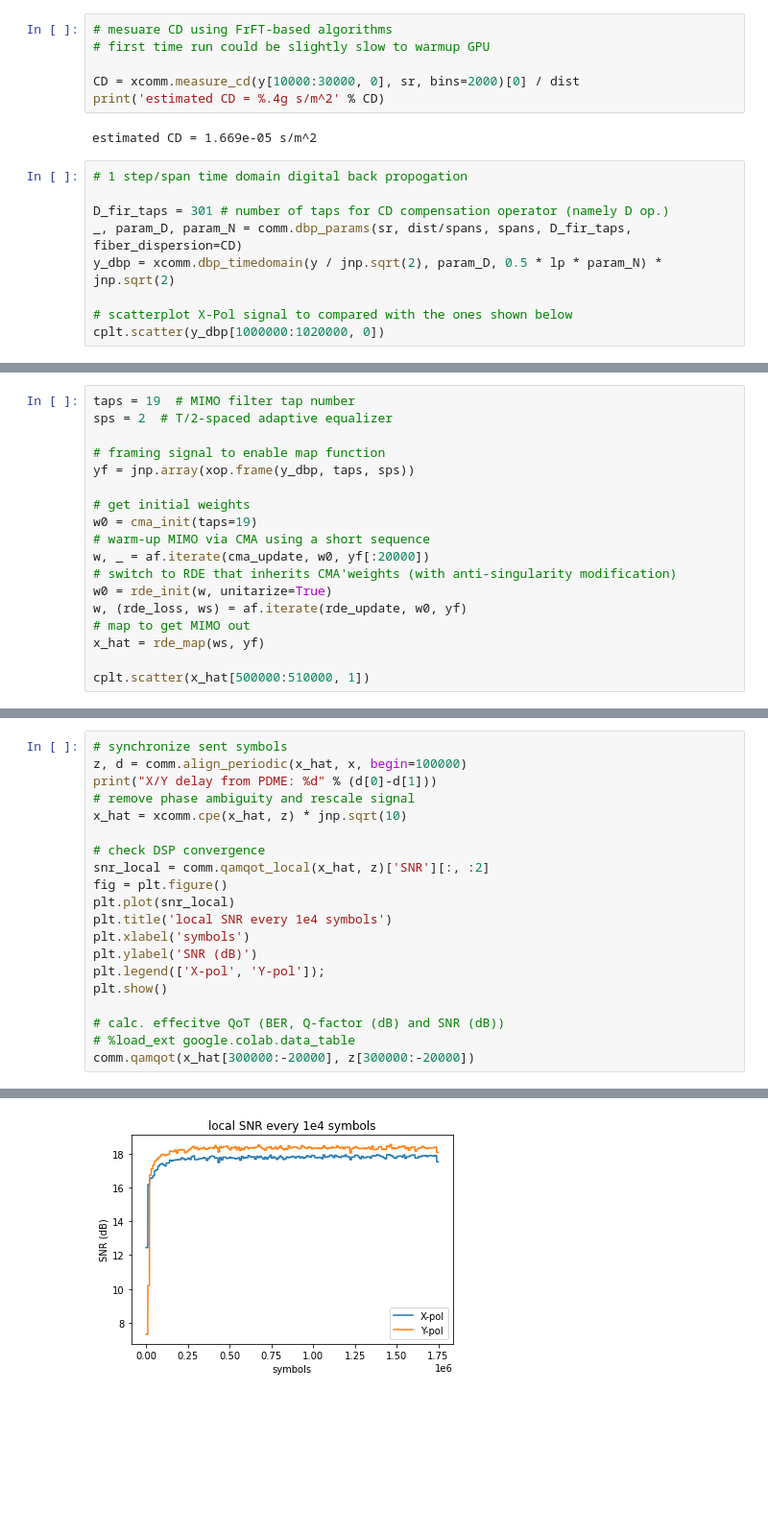
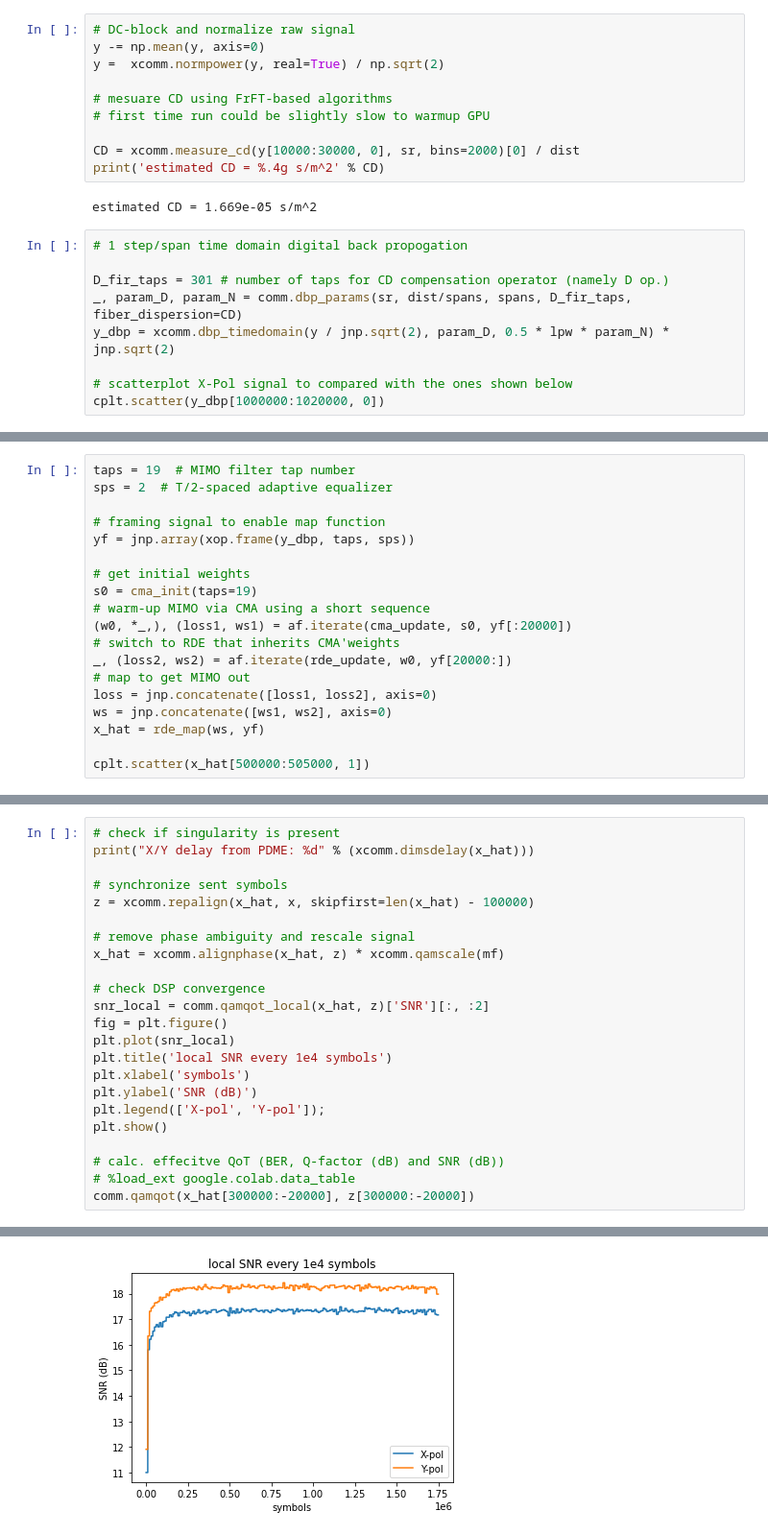
Before and after one commit to remifan/commplax, a Jupyter notebook: examples/hello_world.ipynb, the cells around one changed output, grey strips where cells are left out. Shown: that part at 96% size. Saved outputs shown, nothing was run; the diff lists cells and outputs as text; blank space fills up the shorter version.

```diff
--- a/examples/hello_world.ipynb
+++ b/examples/hello_world.ipynb
@@ -103,6 +105,10 @@ launched power: 0.001 W
 link distance: 815.0 km (measured)
 number of spans: 10
 # %%
+# DC-block and normalize raw signal
+y -= np.mean(y, axis=0)
+y =  xcomm.normpower(y, real=True) / np.sqrt(2)
+
 # mesuare CD using FrFT-based algorithms
 # first time run could be slightly slow to warmup GPU
 
@@ -115,7 +121,7 @@ estimated CD = 1.669e-05 s/m^2
 
 D_fir_taps = 301 # number of taps for CD compensation operator (namely D op.)
 _, param_D, param_N = comm.dbp_params(sr, dist/spans, spans, D_fir_taps, fiber_dispersion=CD)
-y_dbp = xcomm.dbp_timedomain(y / jnp.sqrt(2), param_D, 0.5 * lp * param_N) * jnp.sqrt(2)
+y_dbp = xcomm.dbp_timedomain(y / jnp.sqrt(2), param_D, 0.5 * lpw * param_N) * jnp.sqrt(2)
 
 # scatterplot X-Pol signal to compared with the ones shown below
 cplt.scatter(y_dbp[1000000:1020000, 0])
@@ -135,14 +141,15 @@ sps = 2  # T/2-spaced adaptive equalizer
 yf = jnp.array(xop.frame(y_dbp, taps, sps))
 
 # get initial weights
-w0 = cma_init(taps=19)
+s0 = cma_init(taps=19)
 # warm-up MIMO via CMA using a short sequence
-w, _ = af.iterate(cma_update, w0, yf[:20000])
-# switch to RDE that inherits CMA'weights (with anti-singularity modification)
-w0 = rde_init(w, unitarize=True)
-w, (rde_loss, ws) = af.iterate(rde_update, w0, yf)
+(w0, *_,), (loss1, ws1) = af.iterate(cma_update, s0, yf[:20000])
+# switch to RDE that inherits CMA'weights
+_, (loss2, ws2) = af.iterate(rde_update, w0, yf[20000:])
 # map to get MIMO out
+loss = jnp.concatenate([loss1, loss2], axis=0)
+ws = jnp.concatenate([ws1, ws2], axis=0)
 x_hat = rde_map(ws, yf)
 
-cplt.scatter(x_hat[500000:510000, 1])
+cplt.scatter(x_hat[500000:505000, 1])
 # %% [output]
@@ -170,9 +177,12 @@ cplt.scatter(x_hat[500000:510000, 0])
 # %%
+# check if singularity is present
+print("X/Y delay from PDME: %d" % (xcomm.dimsdelay(x_hat)))
+
 # synchronize sent symbols
-z, d = comm.align_periodic(x_hat, x, begin=100000)
-print("X/Y delay from PDME: %d" % (d[0]-d[1]))
+z = xcomm.repalign(x_hat, x, skipfirst=len(x_hat) - 100000)
+
 # remove phase ambiguity and rescale signal
-x_hat = xcomm.cpe(x_hat, z) * jnp.sqrt(10)
+x_hat = xcomm.alignphase(x_hat, z) * xcomm.qamscale(mf)
 
 # check DSP convergence
 snr_local = comm.qamqot_local(x_hat, z)['SNR'][:, :2]
@@ -192,2 +202,2 @@ X/Y delay from PDME: 409
-[figure, old version]
+[figure, new version]
 |  | BER | QSq | SNR |
```
Also changed, not shown: parts of 14 cells of this notebook.
